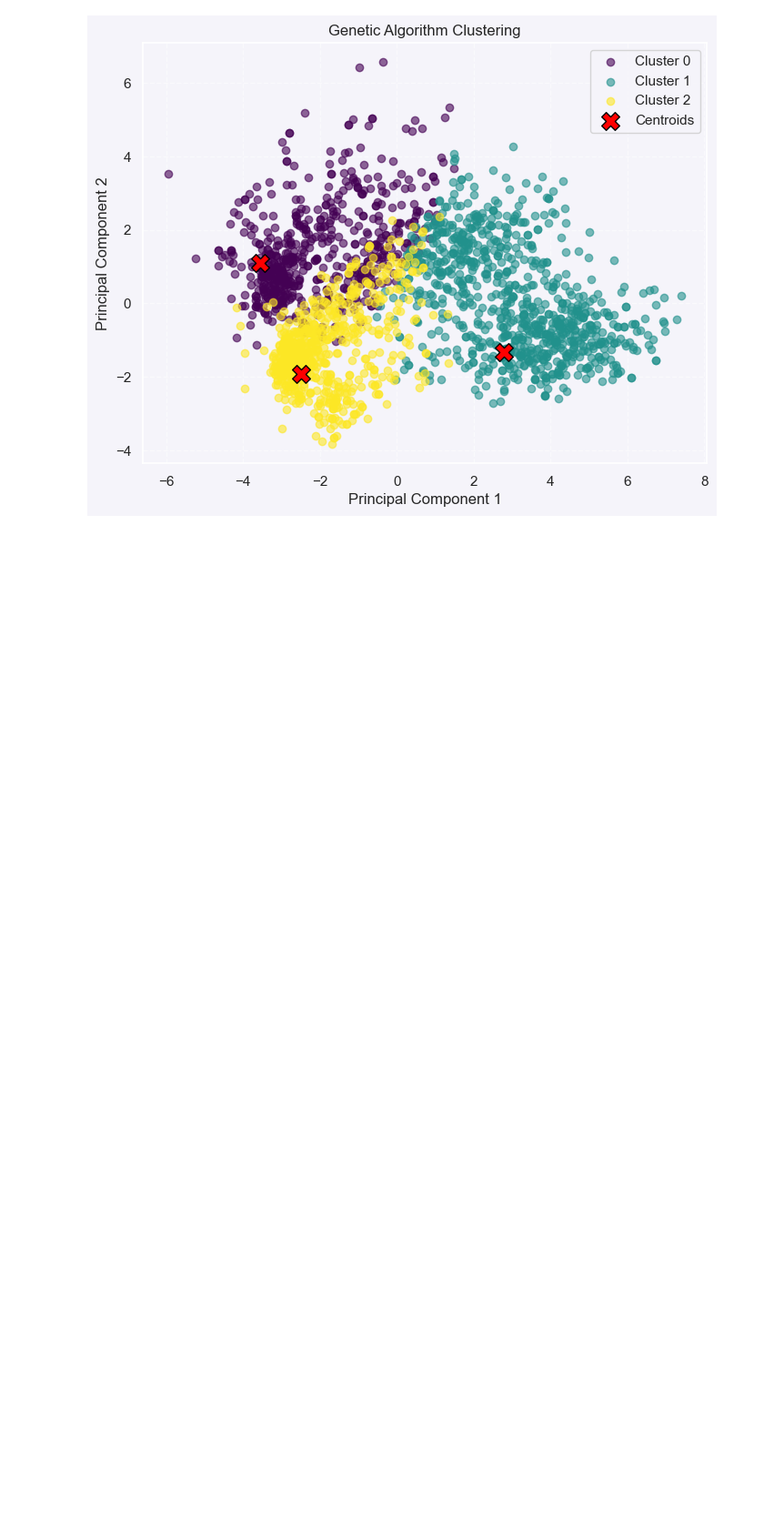
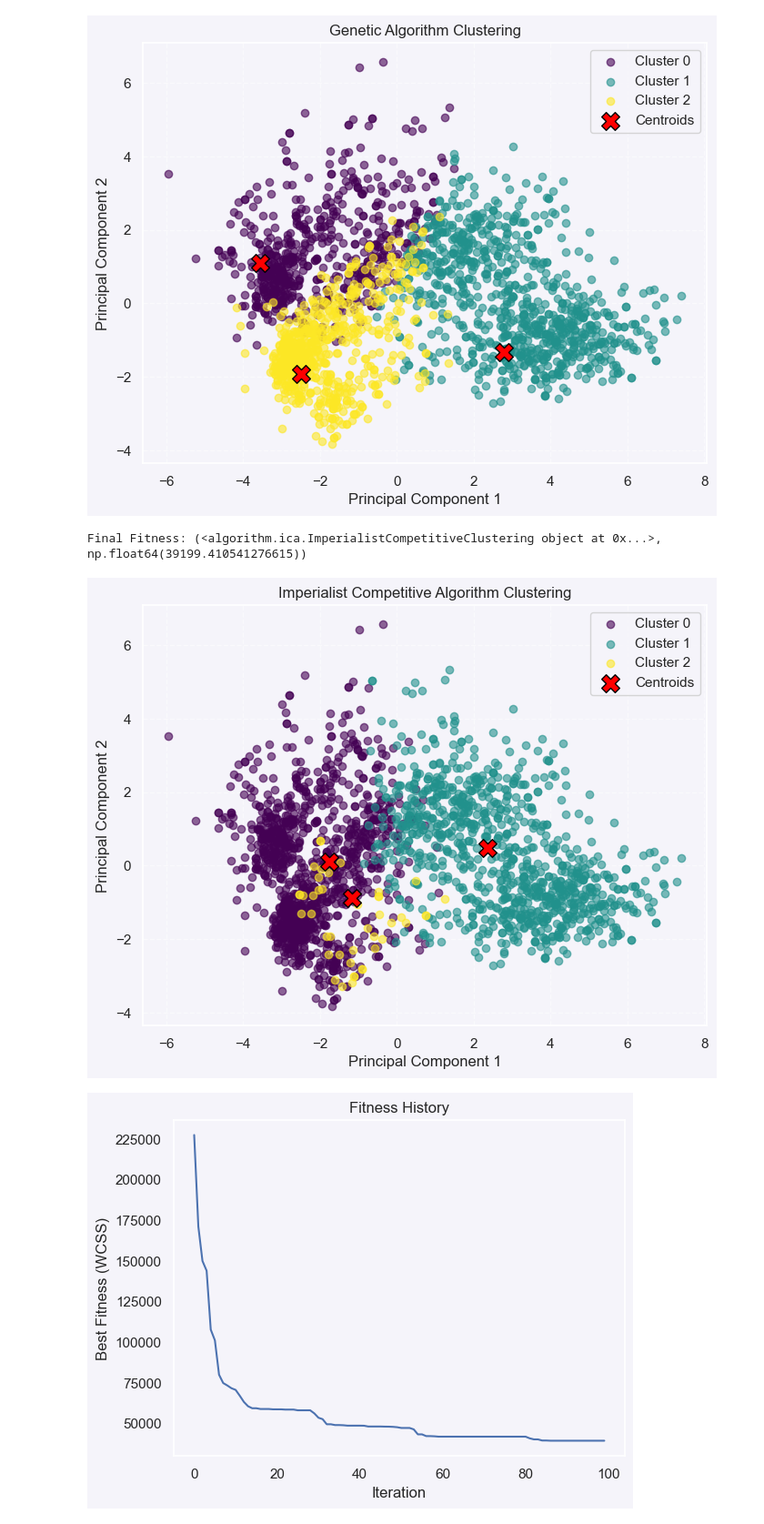
Before and after one commit to mrieden/CI_project, a Jupyter notebook: main.ipynb, the cells around one changed output. Shown at 91% size. Saved outputs shown, nothing was run; the diff lists cells and outputs as text; code cells hidden in the pictures; blank space fills up the shorter version.

```diff
--- a/main.ipynb
+++ b/main.ipynb
@@ -393,3 +393,15 @@ Generation 49 | Best Fitness: 37216.9833
 Generation 50 | Best Fitness: 37216.9833
 Final Fitness: 37216.983269623284
 [figure]
+# %%
+from algorithm.ica import ImperialistCompetitiveClustering
+model = ImperialistCompetitiveClustering(k=3,n_countries=20, n_imperialists=10
+                                        , revolution_rate=0.1, assimilation_coef=0.5, max_iter=100, random_state=42)
+model.fit(pca_df)
+labels = model.predict(pca_df)
+model.plot_clusters(pca_df, labels)
+model.plot_history()
+# %% [output]
+Final Fitness: (<algorithm.ica.ImperialistCompetitiveClustering object at 0x...>, np.float64(39199.410541276615))
+[figure, added]
+[figure, added]
```
Also changed, not shown: parts of 6 cells of this notebook, 2 other files.
